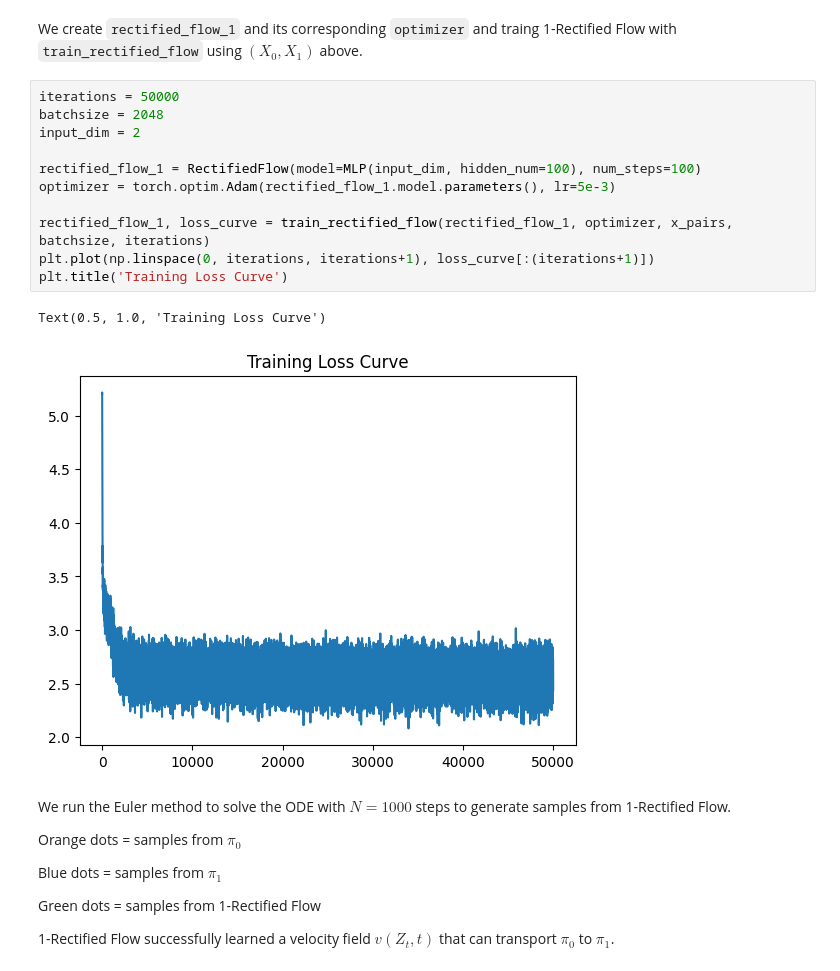
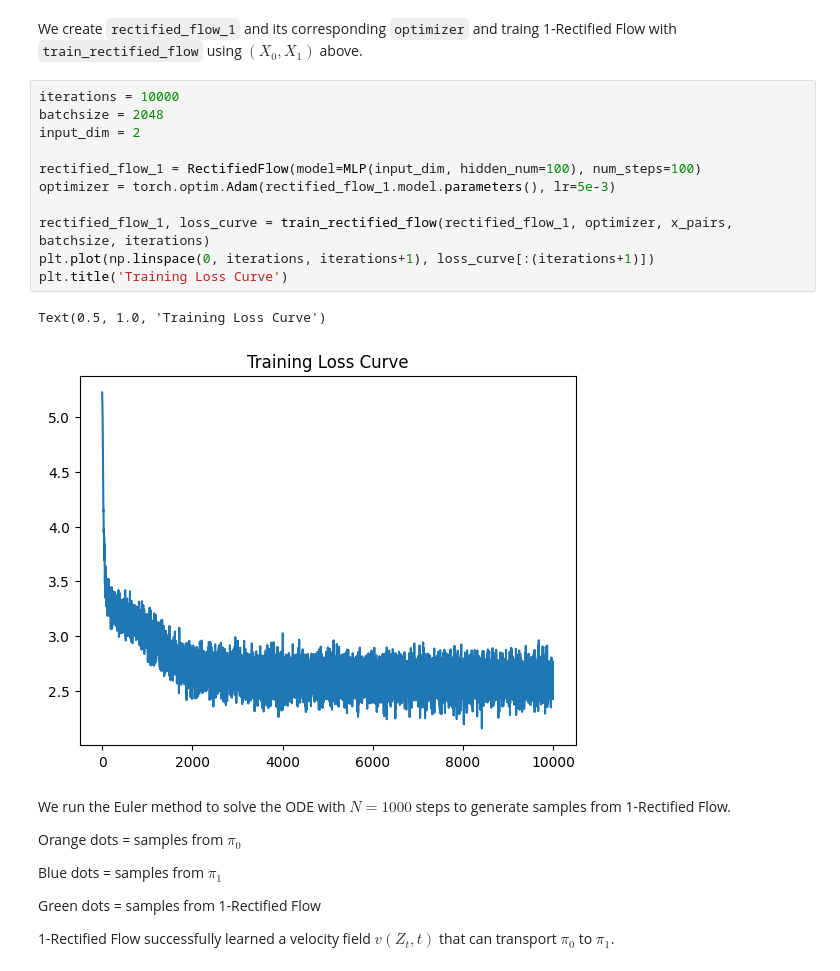
Before and after one commit to MohitLamba94/cheat-sheet, a Jupyter notebook: diffusers/experiments/text2video/RectifiedFlow/basics/Tutorial_Rectified_Flow_with_Neural_Network_02.ipynb, the cells around one changed output. Drawn from its saved outputs; the diff is of its cells as text.

````diff
--- a/diffusers/experiments/text2video/RectifiedFlow/basics/Tutorial_Rectified_Flow_with_Neural_Network_02.ipynb
+++ b/diffusers/experiments/text2video/RectifiedFlow/basics/Tutorial_Rectified_Flow_with_Neural_Network_02.ipynb
@@ -268,19 +268,19 @@ torch.Size([10000, 2, 2])
 # %% [markdown]
 We create ```rectified_flow_1``` and its corresponding ```optimizer``` and traing 1-Rectified Flow with ```train_rectified_flow``` using $(X_0, X_1)$ above.
 # %%
-iterations = 50000
+iterations = 10000
 batchsize = 2048
 input_dim = 2
 
 rectified_flow_1 = RectifiedFlow(model=MLP(input_dim, hidden_num=100), num_steps=100)
 optimizer = torch.optim.Adam(rectified_flow_1.model.parameters(), lr=5e-3)
 
 rectified_flow_1, loss_curve = train_rectified_flow(rectified_flow_1, optimizer, x_pairs, batchsize, iterations)
 plt.plot(np.linspace(0, iterations, iterations+1), loss_curve[:(iterations+1)])
 plt.title('Training Loss Curve')
 # %% [output]
 Text(0.5, 1.0, 'Training Loss Curve')
-[figure, old version]
+[figure, new version]
 # %% [markdown]
 We run the Euler method to solve the ODE with $N=1000$ steps to generate samples from 1-Rectified Flow.
 
````
Also changed, not shown: parts of 10 cells of this notebook.
